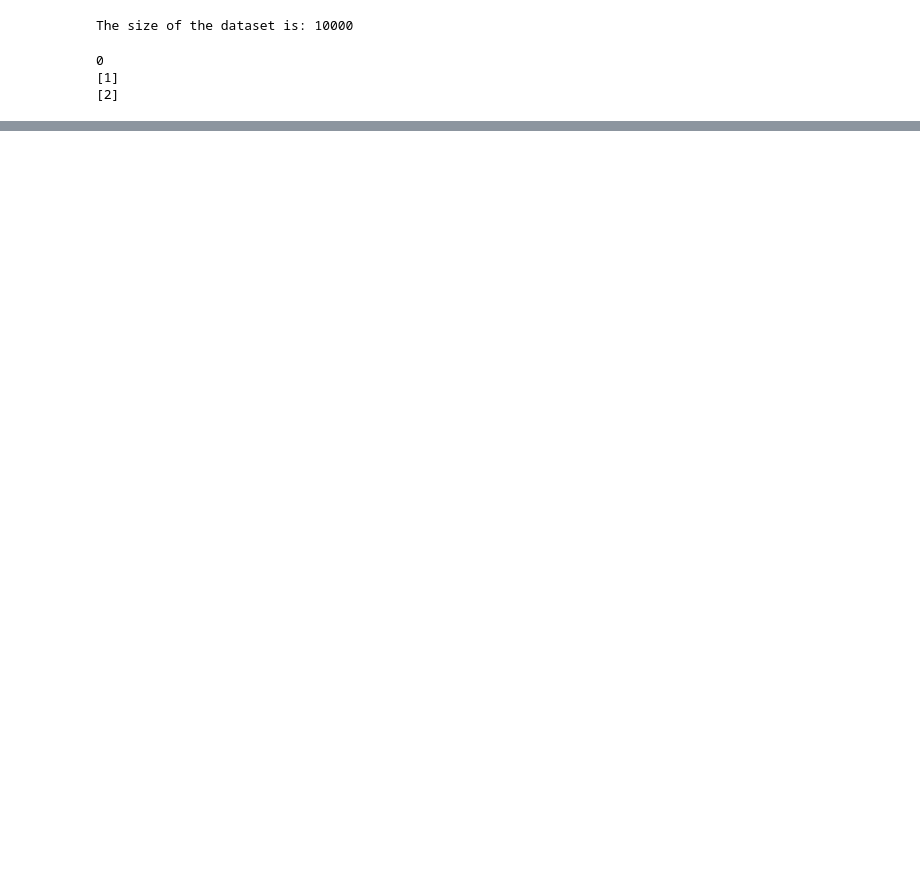
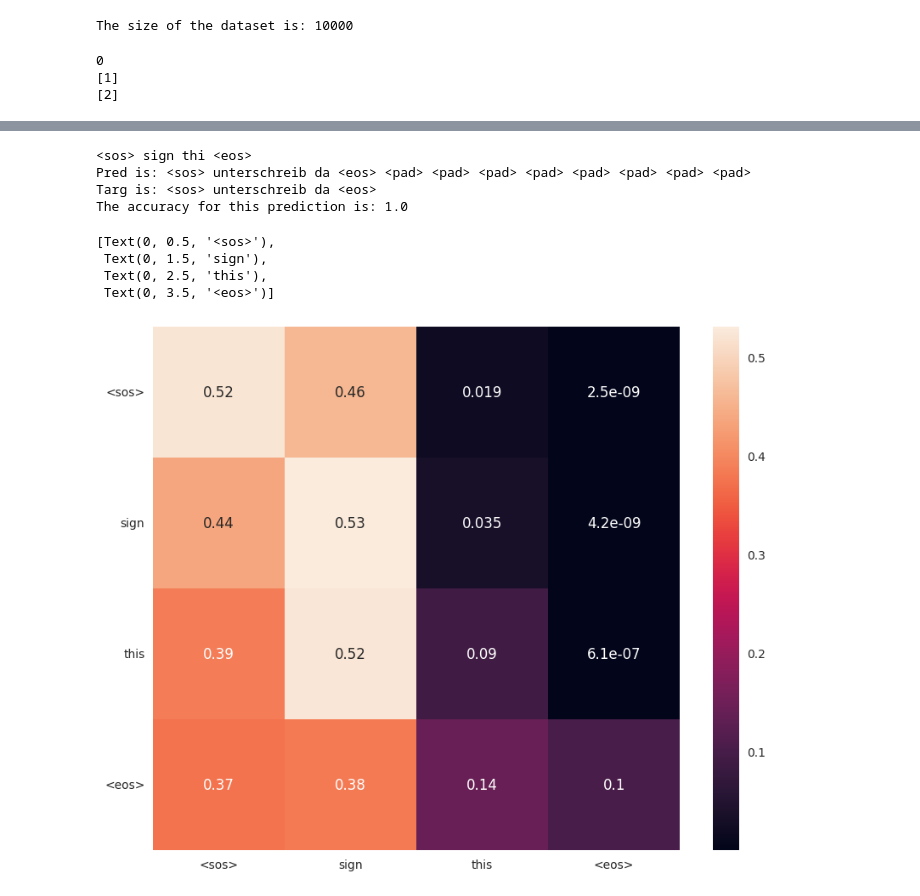
Before and after one commit to dpes-neupane/transformer, a Jupyter notebook: train.ipynb, the cells around one changed output, grey strips where cells are left out. Drawn from its saved outputs; the diff is of its cells as text; code cells hidden in the pictures; blank space fills up the shorter version.

Commit message:
training and saved models

```diff
--- a/train.ipynb
+++ b/train.ipynb
@@ -26,8 +26,8 @@ eng, germ = separateData(data)
 def findLongestSequence(sentList):
     return max(len(seq.split()) for seq in sentList)
 # %%
-enTokenizer = get_tokenizer('spacy', language='en')
-deTokenizer = get_tokenizer('spacy', language='de')
+enTokenizer = get_tokenizer('basic_english')
+deTokenizer = get_tokenizer('basic_english')
 def yieldTokensEn(data):
     for text in data:
         yield enTokenizer(text[:-1])
@@ -47,5 +47,5 @@ from sklearn.model_selection import train_test_split
 
 SEED = 42
 trainEn, testEn, trainDe, testDe = train_test_split(eng, germ, test_size=0.1, random_state=SEED)
-trainEn, valEn, trainDe, valDe = train_test_split(eng, germ, test_size=0.1, random_state=SEED)
+# trainEn, valEn, trainDe, valDe = train_test_split(eng, germ, test_size=0.1, random_state=SEED)
 # %%
@@ -96,16 +97,16 @@ valIter =  DataLoader(valData, batch_size=BATCH_SIZE, shuffle=True, collate_fn=g
 # %%
 from model.transformer import Transformer
 from model.positenc import PositionalEncodingTorch
-from torch.nn import Embedding, Module, Linear
+from torch.nn import Embedding, Module, Linear, Dropout
 
 EMB_DIM = 128
-HEADS = 8
+HEADS = 32
 LINEAR_DIM = 512
-DROPOUT = 0.1
+DROPOUT = 0.3
 LAYERS = 2
 BETA_1 = 0.9
 BETA_2 = 0.98
-EPSILON = 10**-9
+EPSILON = 10**-7
 ENG_VOCAB_LEN = vocabEn.__len__()
 DE_VOCAB_LEN = vocabDe.__len__()
 device = torch.device('cuda' if torch.cuda.is_available() else 'cpu')
@@ -142,14 +143,17 @@ class TransformerModel(Module):
         self.positDe = PositionalEncodingTorch(DE_MAX_SEQ_LEN, EMB_DIM)
         self.transformer = Transformer(LAYERS, EMB_DIM, EMB_DIM, HEADS, LINEAR_DIM, DROPOUT)
         self.linear = Linear(EMB_DIM, DE_VOCAB_LEN)
+        self.dropout = Dropout(0.2)
 
     def forward(self, eng, de, device=device, ret_att=False):
         mask1 = createMaskGen(eng)
         eng = self.embEn(eng)
         eng = self.positEn(eng, device=device)
+        eng = self.dropout(eng)
         mask = createMaskGen(de)
         de = self.embDe(de)
         de = self.positDe(de, device=device)
+        de = self.dropout(de)
         mask2 = createMask(de)
         mask2 = torch.logical_and(mask, mask2)
         softmax, dec = self.transformer(eng, de, mask1, mask2, return_att=ret_att)
@@ -384,0 +354,51 @@ plt.style.available
+# %%
+%matplotlib inline
+import matplotlib.pyplot as plt
+import numpy as np
+import seaborn as sn
+
+model.load_state_dict(torch.load('6.pth', map_location='cpu'))
+
+
+def generateSmMatrix(enText, deText):
+    enText = np.array(enText).reshape(-1)
+    deText = np.array(deText).reshape(-1)
+    # print(enText)
+    data = generateData(enText, deText)
+    enTensor, deTensor = generateBatch(data)
+    # print(enTensor, deTensor)
+    softmax, pred = test(model, enTensor)
+    # meanSM = softmax
+    meanSM = torch.mean(softmax, dim=1)
+    for x, y, z in zip(pred.tolist(), enTensor.tolist(), deTensor.tolist()):
+      print(' '.join(vocabEn.lookup_tokens(y)))
+      print('Pred is: ' + ' '.join(vocabDe.lookup_tokens(x)))
+      print('Targ is: '+' '.join(vocabDe.lookup_tokens(z)))
+      print("The accuracy for this prediction is:", round(calculateAccuracyTest(pred, deTensor).item(), 4))
+      print("\n")
+    return meanSM
+# index = 423
+# meanSM = generateSmMatrix(enText=trainEn[index], deText=trainDe[index])
+# meanSM = generateSmMatrix(enText=trainEn[12], deText=trainDe[12])
+
+meanSM = generateSmMatrix(enText="sign this", deText="unterschreib das")
+
+# print(meanSM.shape)
+meanSM = meanSM.squeeze(0)
+meanSM = meanSM.squeeze(0)
+meanSM = meanSM.squeeze(1)
+
+# print(meanSM)
+plt.figure(figsize=(10, 8))
+hm = sn.heatmap(meanSM.detach().numpy(), annot=True, annot_kws={"size": 12}, xticklabels="<sos> sign this <eos>".split() )
+hm.set_yticklabels("<sos> sign this <eos>".split(), rotation=0)
+# %% [output]
+<sos> sign thi <eos>
+Pred is: <sos> unterschreib da <eos> <pad> <pad> <pad> <pad> <pad> <pad> <pad> <pad>
+Targ is: <sos> unterschreib da <eos>
+The accuracy for this prediction is: 1.0
+[Text(0, 0.5, '<sos>'),
+ Text(0, 1.5, 'sign'),
+ Text(0, 2.5, 'this'),
+ Text(0, 3.5, '<eos>')]
+[figure, added]
```
Also changed, not shown: parts of 17 cells of this notebook, 15 other files.
